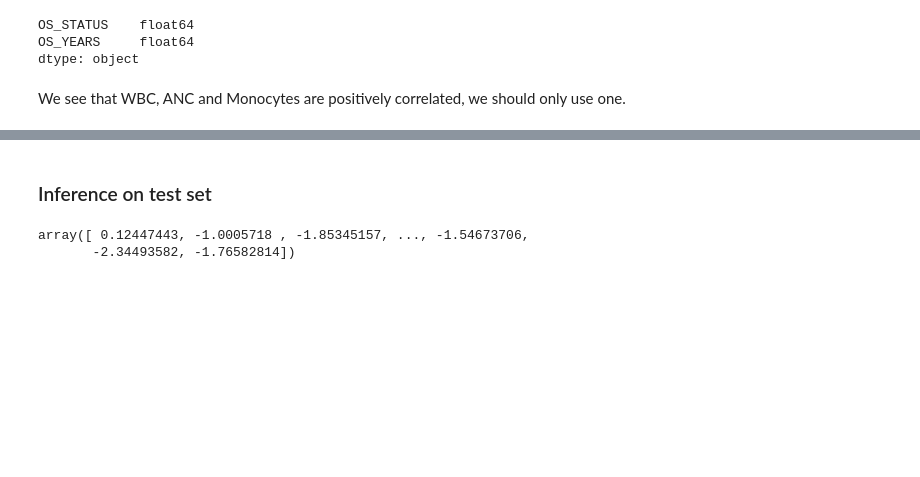
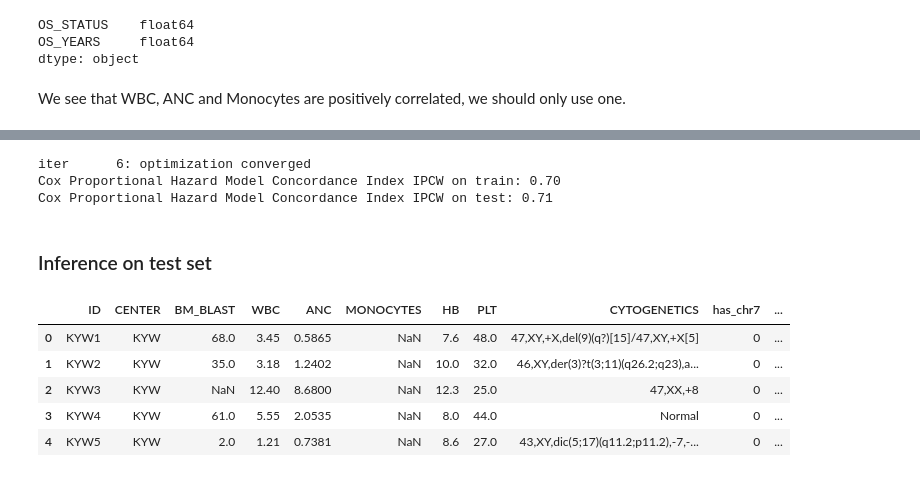
Before and after one commit to ni-phy/QRTChallenge, a Jupyter notebook: Solution.ipynb, the cells around one changed output, grey strips where cells are left out. Drawn from its saved outputs; the diff is of its cells as text; code cells hidden in the pictures; blank space fills up the shorter version.

```diff
--- a/Solution.ipynb
+++ b/Solution.ipynb
@@ -305,0 +287,4 @@ LightGBM Survival Model Concordance Index IPCW on test: 0.67
+# %%
+imputer = SimpleImputer(strategy="median")
+X_train[features2] = imputer.fit_transform(X_train[features2])
+X_test[features2] = imputer.transform(X_test[features2])
@@ -306,3 +308,27 @@ LightGBM Survival Model Concordance Index IPCW on test: 0.67
+# %%
+# Initialize and train the Cox Proportional Hazards model
+
+cox = CoxPHSurvivalAnalysis(alpha=1.0, ties='efron', n_iter=1000, tol=1e-12, verbose=True)
+cox.fit(X_train, y_train)
+
+train = cox.predict(X_train)
+if min(train) < 0:
+    train = train - min(train)+0.01
+train = train/max(train)
+test = cox.predict(X_test)
+if min(test) < 0:
+    test = test - min(test)+0.01
+test = test/max(test)
+
+# Evaluate the model using Concordance Index IPCW
+cox_cindex_train = concordance_index_ipcw(y_train, y_train, train, tau=7)[0]
+cox_cindex_test = concordance_index_ipcw(y_train, y_test, test, tau=7)[0]
+print(f"Cox Proportional Hazard Model Concordance Index IPCW on train: {cox_cindex_train:.2f}")
+print(f"Cox Proportional Hazard Model Concordance Index IPCW on test: {cox_cindex_test:.2f}")
+# %% [output]
+iter      6: optimization converged
+Cox Proportional Hazard Model Concordance Index IPCW on train: 0.70
+Cox Proportional Hazard Model Concordance Index IPCW on test: 0.71
 # %%
 # from sklearn import gaussian_process as gp
 # from sklearn.gaussian_process.kernels import DotProduct, RBF, WhiteKernel, Matern
@@ -337,12 +363,18 @@ LightGBM Survival Model Concordance Index IPCW on test: 0.67
 # plt.show()
 # %% [markdown]
 ### Inference on test set
-# %%
-df_eval4[features] = imputer.transform(df_eval4[features])
-
-prediction_on_test_set = cox.predict(df_eval4.loc[:, features])
-# %%
-prediction_on_test_set
-# %% [output]
-array([ 0.12447443, -1.0005718 , -1.85345157, ..., -1.54673706,
-       -2.34493582, -1.76582814])
+# %%
+nn_pred = -model.predict(df_eval4[features])
+new_col = pd.Series(nn_pred, index=df_eval4['ID'], name='risk_score')
+df_eval4 = pd.merge(df_eval4, new_col, on='ID')
+# %%
+df_eval4[features2] = imputer.transform(df_eval4[features2])
+# %%
+df_eval4.head()
+# %% [output]
+|  | ID | CENTER | BM_BLAST | WBC | ANC | MONOCYTES | HB | PLT | CYTOGENETICS | has_chr7 | ... |
+| 0 | KYW1 | KYW | 68.0 | 3.45 | 0.5865 | NaN | 7.6 | 48.0 | 47,XY,+X,del(9)(q?)[15]/47,XY,+X[5] | 0 | ... |
+| 1 | KYW2 | KYW | 35.0 | 3.18 | 1.2402 | NaN | 10.0 | 32.0 | 46,XY,der(3)?t(3;11)(q26.2;q23),a... | 0 | ... |
+| 2 | KYW3 | KYW | NaN | 12.40 | 8.6800 | NaN | 12.3 | 25.0 | 47,XX,+8 | 0 | ... |
+| 3 | KYW4 | KYW | 61.0 | 5.55 | 2.0535 | NaN | 8.0 | 44.0 | Normal | 0 | ... |
+| 4 | KYW5 | KYW | 2.0 | 1.21 | 0.7381 | NaN | 8.6 | 27.0 | 43,XY,dic(5;17)(q11.2;p11.2),-7,-... | 0 | ... |
```
Also changed, not shown: parts of 20 cells of this notebook, 2 other files.
